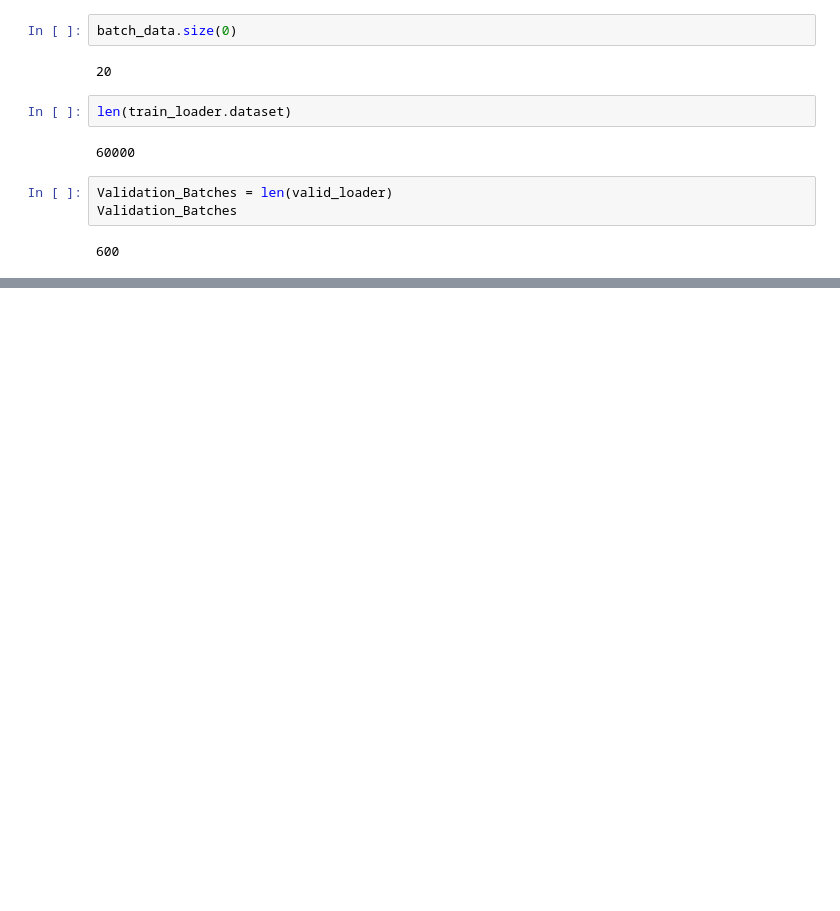
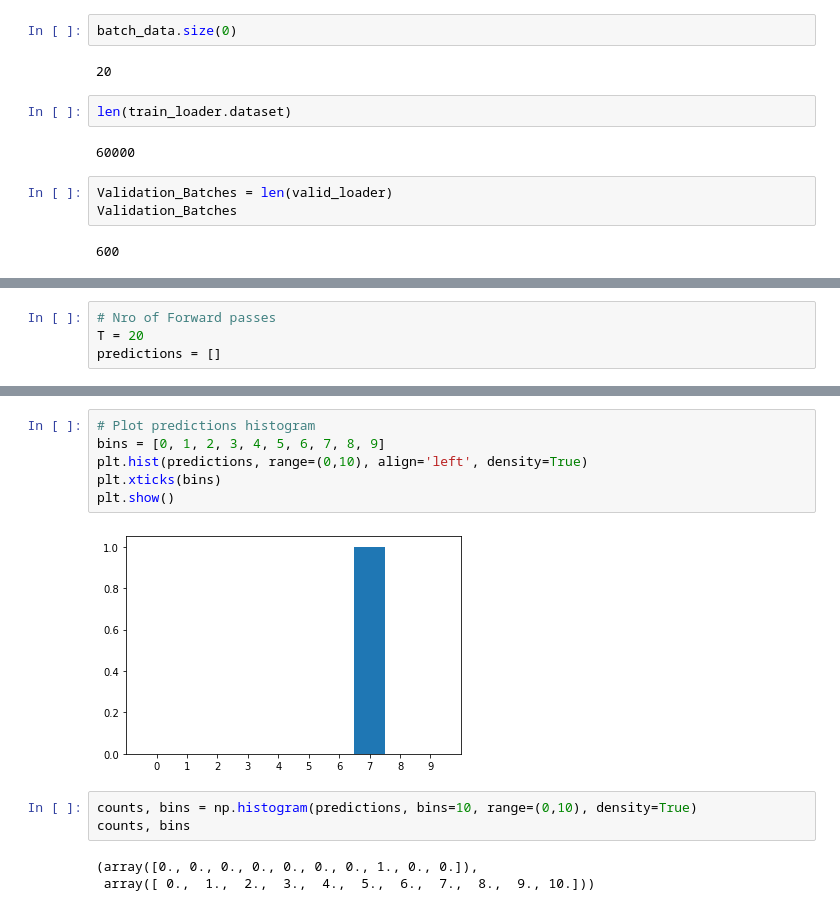
Before and after one commit to FabioArnez/Simple-Uncertainty-Classification-MCD, a Jupyter notebook: Analyze_Baseline.ipynb, the cells around one changed output, grey strips where cells are left out. Saved outputs shown, nothing was run; the diff lists cells and outputs as text; blank space fills up the shorter version.

```diff
--- a/Analyze_Baseline.ipynb
+++ b/Analyze_Baseline.ipynb
@@ -163,0 +286,4 @@ Validation_Batches
+# %%
+# Nro of Forward passes
+T = 20
+predictions = []
@@ -163,0 +314,14 @@ Validation_Batches
+# %%
+# Plot predictions histogram
+bins = [0, 1, 2, 3, 4, 5, 6, 7, 8, 9]
+plt.hist(predictions, range=(0,10), align='left', density=True)
+plt.xticks(bins)
+plt.show()
+# %% [output]
+[figure, added]
+# %%
+counts, bins = np.histogram(predictions, bins=10, range=(0,10), density=True)
+counts, bins
+# %% [output]
+(array([0., 0., 0., 0., 0., 0., 0., 1., 0., 0.]),
+ array([ 0.,  1.,  2.,  3.,  4.,  5.,  6.,  7.,  8.,  9., 10.]))
```
Also changed, not shown: parts of 66 cells of this notebook, 1 other file.
